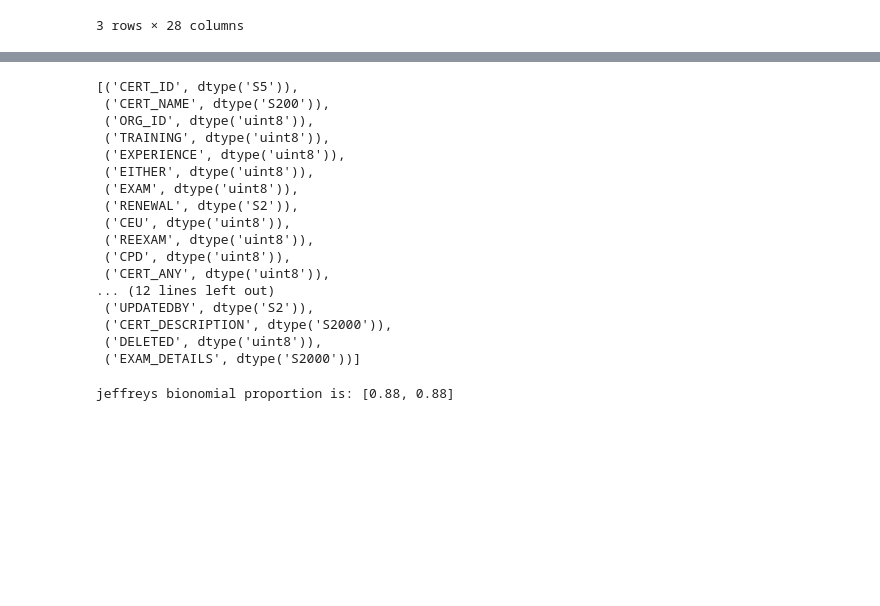
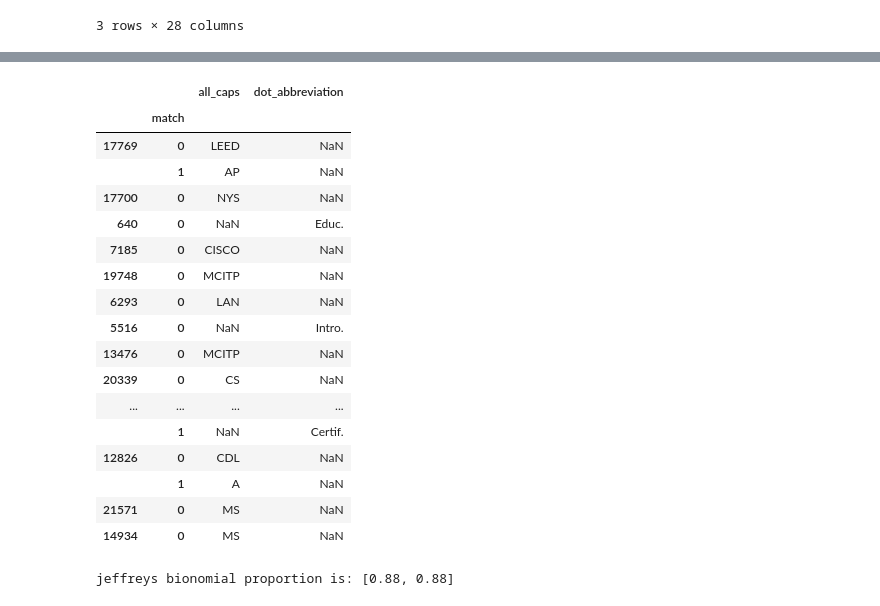
Before and after one commit to newjersey/d4ad_standardization, a Jupyter notebook: D4AD_Standardization/notebooks/5.0-kpr-Progam_Course_NAME.ipynb, the cells around one changed output, grey strips where cells are left out. Drawn from its saved outputs; the diff is of its cells as text; code cells hidden in the pictures; blank space fills up the shorter version.

Commit message:
(feat) First commit of abbreviation, all cap regexs
need to run over entire frame, start labeling

```diff
--- a/D4AD_Standardization/notebooks/5.0-kpr-Progam_Course_NAME.ipynb
+++ b/D4AD_Standardization/notebooks/5.0-kpr-Progam_Course_NAME.ipynb
@@ -419,20 +247,0 @@ TypeError: 'numpy.dtype' object is not iterable
-# %%
-list(record_dtypes)
-# %% [output]
-[('CERT_ID', dtype('S5')),
- ('CERT_NAME', dtype('S200')),
- ('ORG_ID', dtype('uint8')),
- ('TRAINING', dtype('uint8')),
- ('EXPERIENCE', dtype('uint8')),
- ('EITHER', dtype('uint8')),
- ('EXAM', dtype('uint8')),
- ('RENEWAL', dtype('S2')),
- ('CEU', dtype('uint8')),
- ('REEXAM', dtype('uint8')),
- ('CPD', dtype('uint8')),
- ('CERT_ANY', dtype('uint8')),
-... (12 lines left out)
- ('UPDATEDBY', dtype('S2')),
- ('CERT_DESCRIPTION', dtype('S2000')),
- ('DELETED', dtype('uint8')),
- ('EXAM_DETAILS', dtype('S2000'))]
@@ -442,0 +248,46 @@ list(record_dtypes)
+# %%
+# Now that we have a list of credentials and credential acronyms,
+# let's attempt to extract presumed acronyms and see if we can
+# directly label them
+
+flags = re.VERBOSE
+
+
+# Pandas/Python doesn't like this verbose regex but likes other?
+# all_caps_regex = '''
+#                 \b(?P<all_caps>[A-Z]+)  # Get all caps words
+#                 [\s,:\d]                # sit before a space, comma or digit
+#                 '''
+all_caps_regex = r'\b(?P<all_caps>[A-Z]+)[\s,:\d]'
+
+dotted_word_regex = r'(?P<dot_abbreviation>[A-Z][a-z]+\.)'
+dotted_word_regex =\
+    """
+    (?P<dot_abbreviation>[A-Z][a-z]+\.)
+    """
+
+the_df['STANDARDIZEDNAME_1'].str.extractall(pat=all_caps_regex, flags=flags)
+the_df['STANDARDIZEDNAME_1'].str.extractall(pat=dotted_word_regex, flags=flags)
+
+the_df['STANDARDIZEDNAME_1'].str.extractall(
+    pat="|".join([all_caps_regex, dotted_word_regex]),
+    flags=flags)
+# %% [output]
+|  |  | all_caps | dot_abbreviation |
+|  | match |  |  |
+| 17769 | 0 | LEED | NaN |
+|  | 1 | AP | NaN |
+| 17700 | 0 | NYS | NaN |
+| 640 | 0 | NaN | Educ. |
+| 7185 | 0 | CISCO | NaN |
+| 19748 | 0 | MCITP | NaN |
+| 6293 | 0 | LAN | NaN |
+| 5516 | 0 | NaN | Intro. |
+| 13476 | 0 | MCITP | NaN |
+| 20339 | 0 | CS | NaN |
+| ... | ... | ... | ... |
+|  | 1 | NaN | Certif. |
+| 12826 | 0 | CDL | NaN |
+|  | 1 | A | NaN |
+| 21571 | 0 | MS | NaN |
+| 14934 | 0 | MS | NaN |
```
Also changed, not shown: parts of 10 cells of this notebook.
